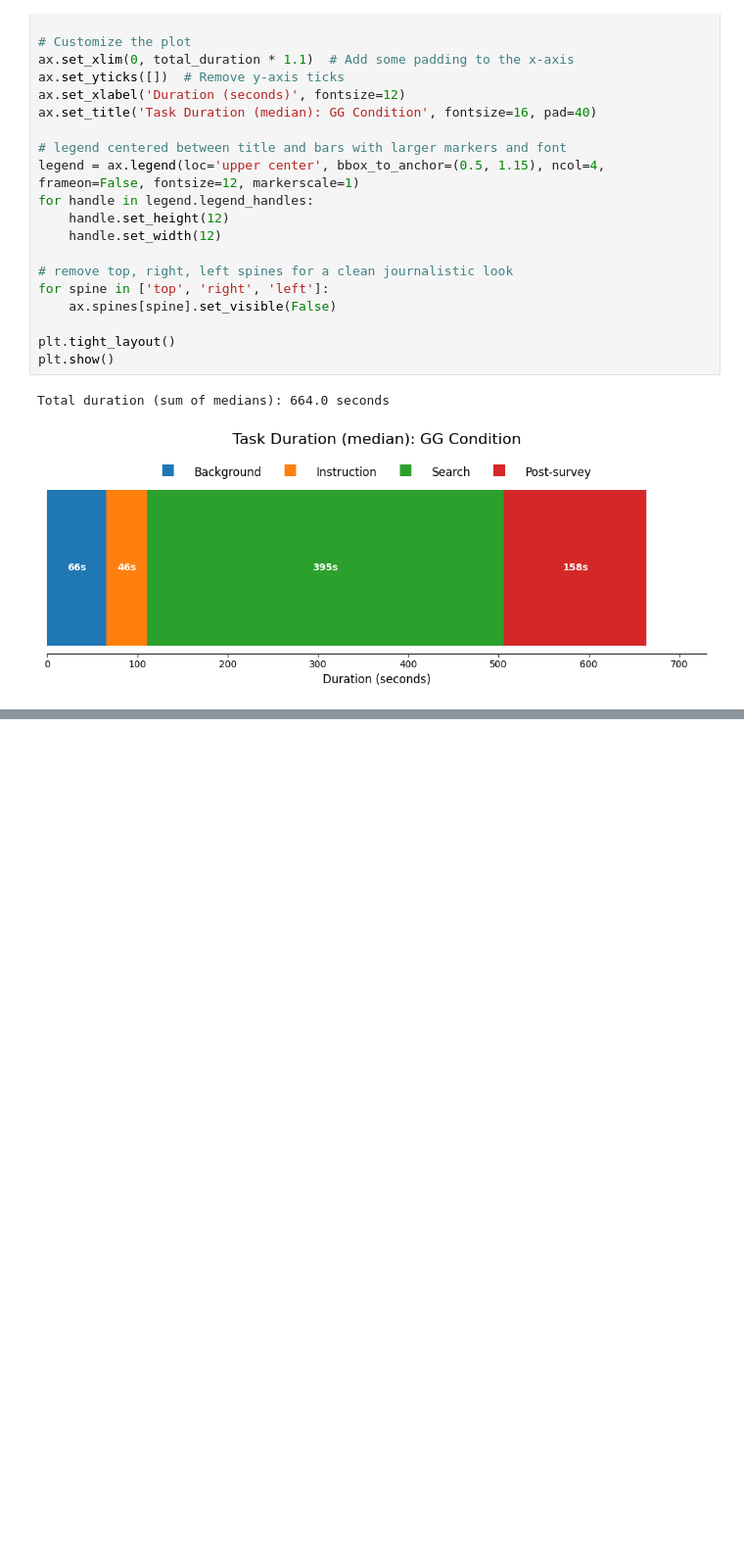
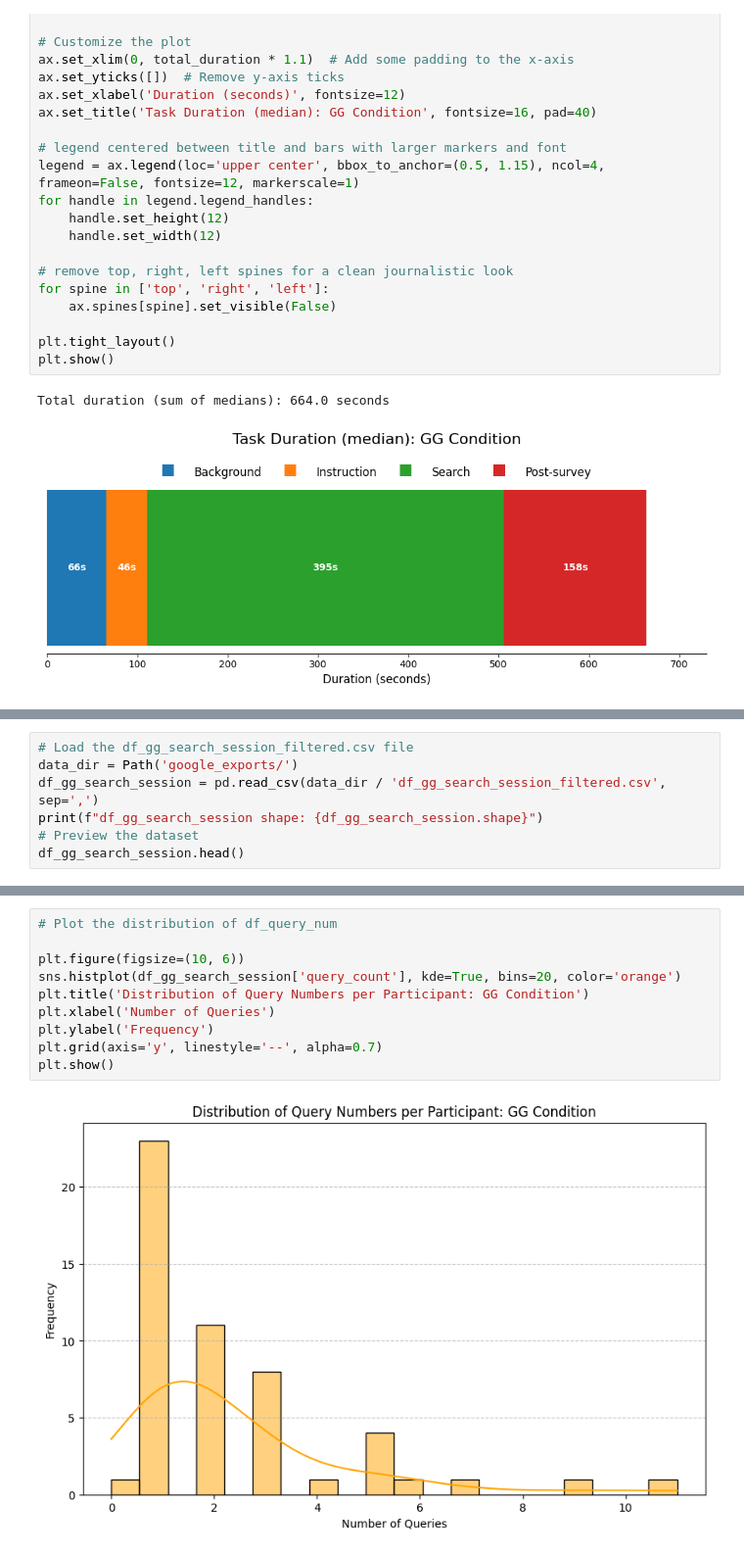
Before and after one commit to kaki1995/Advanced-Project-Study-TUM-GG-Istanbul, a Jupyter notebook: exploratory_analysis_visualization.ipynb, the cells around one changed output, grey strips where cells are left out. Shown at 98% size. Drawn from its saved outputs; the diff is of its cells as text; blank space fills up the shorter version.

```diff
--- a/exploratory_analysis_visualization.ipynb
+++ b/exploratory_analysis_visualization.ipynb
@@ -1607,0 +1651,7 @@ df_search_rows shape after processing: (170, 8)
+# %%
+# Load the df_gg_search_session_filtered.csv file
+data_dir = Path('google_exports/')
+df_gg_search_session = pd.read_csv(data_dir / 'df_gg_search_session_filtered.csv', sep=',')
+print(f"df_gg_search_session shape: {df_gg_search_session.shape}")
+# Preview the dataset
+df_gg_search_session.head()
@@ -1607,0 +1666,12 @@ df_search_rows shape after processing: (170, 8)
+# %%
+# Plot the distribution of df_query_num
+
+plt.figure(figsize=(10, 6))
+sns.histplot(df_gg_search_session['query_count'], kde=True, bins=20, color='orange')
+plt.title('Distribution of Query Numbers per Participant: GG Condition')
+plt.xlabel('Number of Queries')
+plt.ylabel('Frequency')
+plt.grid(axis='y', linestyle='--', alpha=0.7)
+plt.show()
+# %% [output]
+[figure, added]
```
Also changed, not shown: parts of 14 cells of this notebook.
